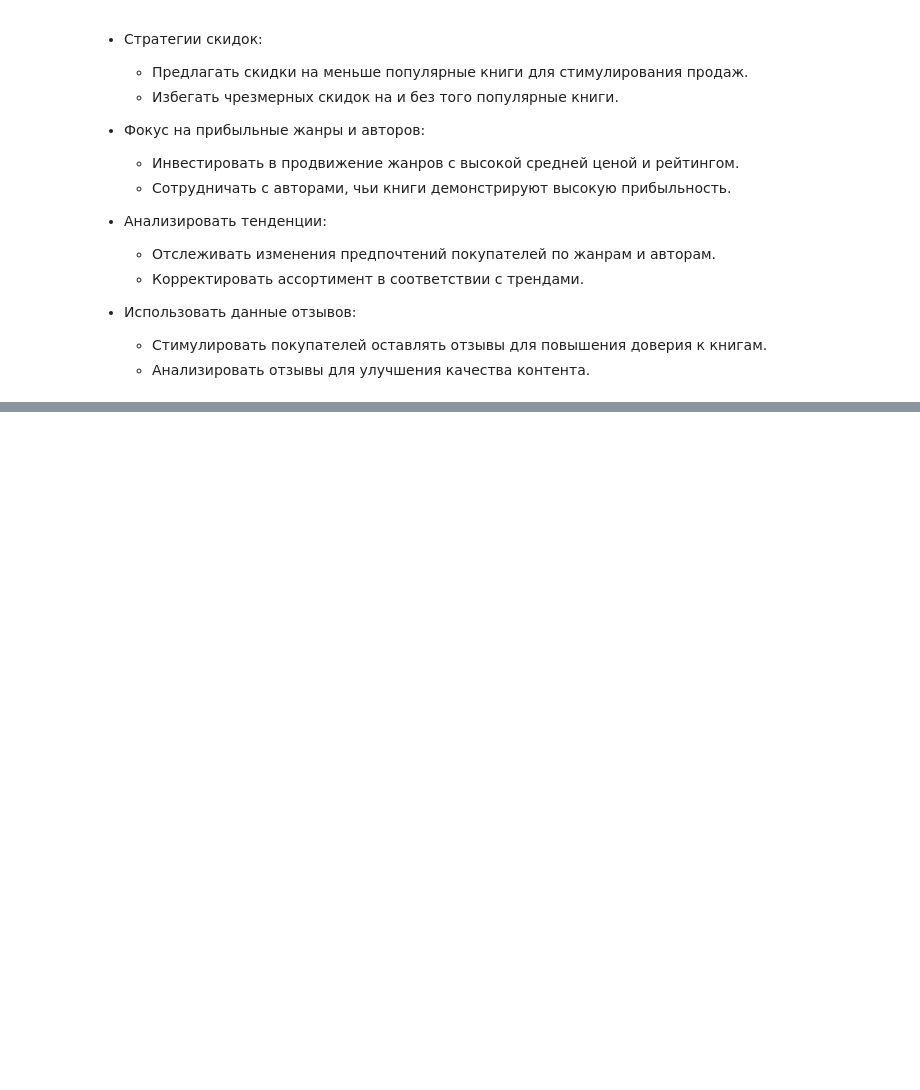
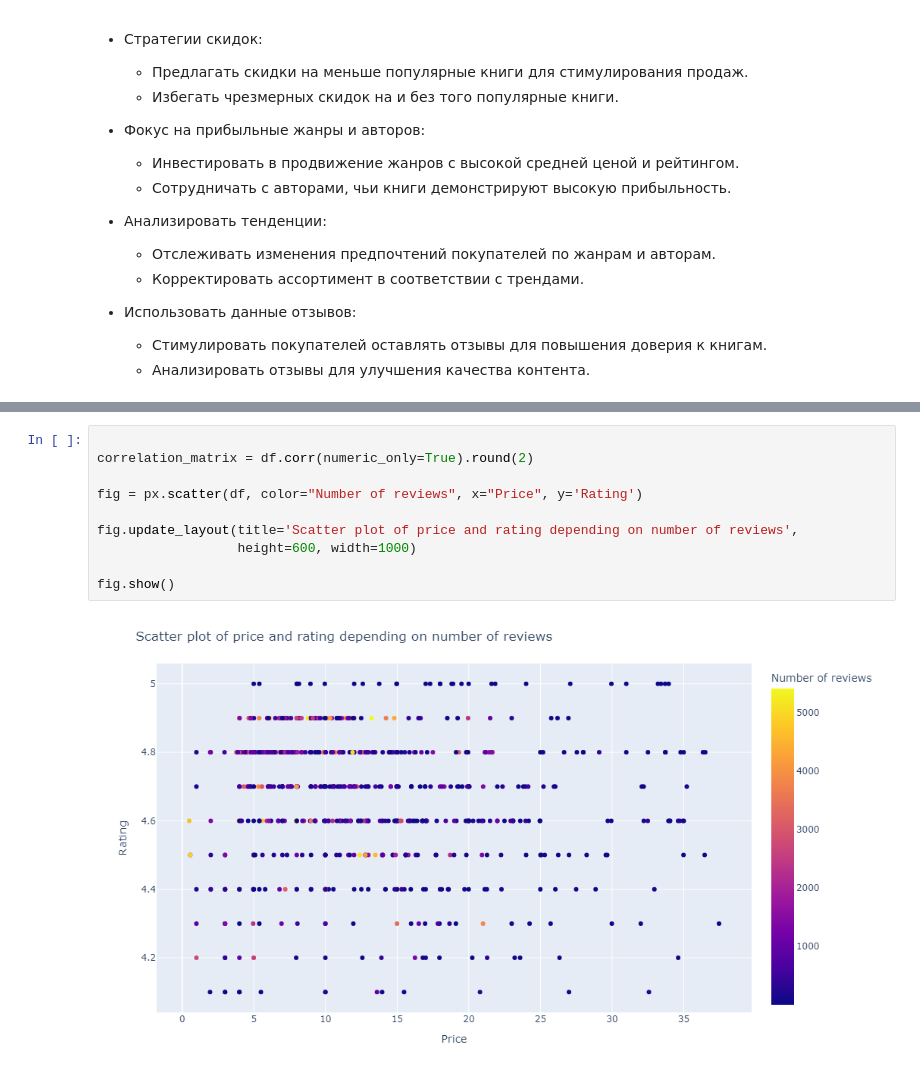
Before and after one commit to MAYBEVI4ER/GP_2, a Jupyter notebook: GP 2 - Scraping & API.ipynb, the cells around one changed output, grey strips where cells are left out. Saved outputs shown, nothing was run; the diff lists cells and outputs as text; blank space fills up the shorter version.

```diff
--- a/GP 2 - Scraping & API.ipynb
+++ b/GP 2 - Scraping & API.ipynb
@@ -812,0 +788,12 @@ fig.show()
+# %%
+
+correlation_matrix = df.corr(numeric_only=True).round(2)
+
+fig = px.scatter(df, color="Number of reviews", x="Price", y='Rating')
+
+fig.update_layout(title='Scatter plot of price and rating depending on number of reviews',
+                  height=600, width=1000)
+
+fig.show()
+# %% [output]
+[figure, added]
```
Also changed, not shown: parts of 13 cells of this notebook.
